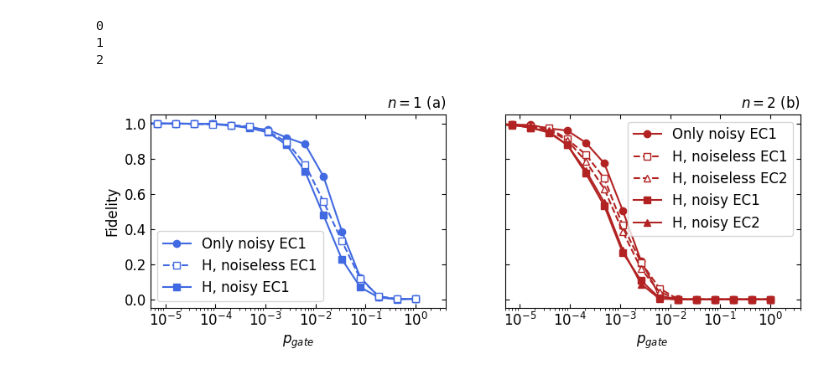
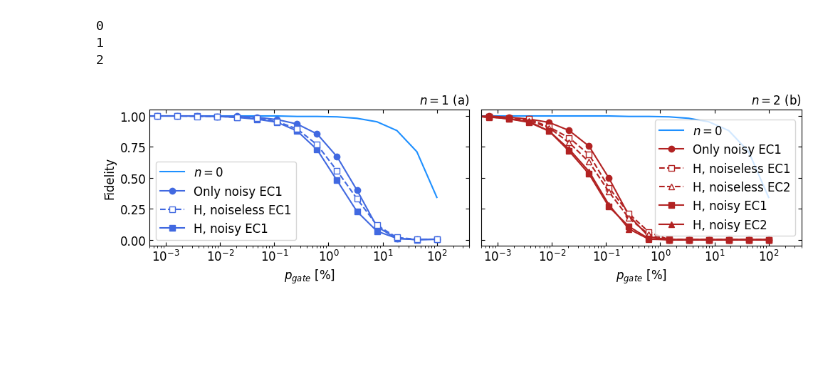
Before and after one commit to aubra25/qc803-project-argb, a Jupyter notebook: experiments.ipynb, the cells around one changed output. Drawn from its saved outputs; the diff is of its cells as text; code cells hidden in the pictures; blank space fills up the shorter version.

```diff
--- a/experiments.ipynb
+++ b/experiments.ipynb
@@ -586,9 +584,12 @@ for n in [0,1,2]:
     classical_register = ClassicalRegister(2000)
     sc.add_register(classical_register)
 
-    #Get stabilizer for logical |0> state.
+    #Get stabilizer for logical |+> state.
+    h_qc = QuantumCircuit(9**n + 1)
+    h_qc.h(0)
     encoder = ConcatenatedShorQubit(n).encoder()
     encoder.add_register(QuantumRegister(1)) #Add ancilla
+    encoder.compose(h_qc, front=True, inplace=True)
     input_stabilizer = get_stabilizer(encoder)
 
     sc.set_stabilizer(input_stabilizer)
@@ -603,11 +604,15 @@ Simulation 19 of 20 done.
 # %%
 post_processed_only_error_correct = dict()
 for key, value in results_only_error_correct.items():
-    encoder = ConcatenatedShorQubit(int(key[0])).encoder()
-    encoder.add_register(QuantumRegister(1))
-    ket_0_stabilizers = get_stabilizer(encoder)
+    n = int(key[0])
+    h_qc = QuantumCircuit(9**n + 1)
+    h_qc.h(0)
+    encoder = ConcatenatedShorQubit(n).encoder()
+    encoder.add_register(QuantumRegister(1)) #Add ancilla
+    encoder.compose(h_qc, front=True, inplace=True)
+    ket_plus_stabilizer = get_stabilizer(encoder)
     print(key)
-    fidelities = [sum([s.equiv(ket_0_stabilizers) for s in res.data()['s']])/shots for res in value]
+    fidelities = [sum([s.equiv(ket_plus_stabilizer) for s in res.data()['s']])/shots for res in value]
     post_processed_only_error_correct[key] = fidelities
 
 with open('data/only_error_correct.pkl', 'wb') as file:
@@ -619,38 +624,41 @@ with open('data/only_error_correct.pkl', 'wb') as file:
 # %%
 with open('data/hadamard.pkl', 'rb') as file:
     post_processed_gates = pickle.load(file)
 
 with open('data/only_error_correct.pkl', 'rb') as file:
     post_processed_only_error_correct = pickle.load(file)
 
 
 fig, axs = plt.subplots(1, 2, figsize=(10,3), sharey=True)
 ps = np.logspace(-7,0,20)
 
 ax1, ax2 = axs
-ax1.plot(ps, post_processed_only_error_correct['1'], color='royalblue', marker='o', linestyle='-', label='Only noisy EC1')
-ax1.plot(ps, post_processed_gates['1,True,noiseless_error_correct'], color='royalblue', marker='s', markerfacecolor='w', linestyle='--', label='H, noiseless EC1')
-ax1.plot(ps, post_processed_gates['1,True,noisy_error_correct'], color='royalblue', marker='s',linestyle='-',zorder=-5000, label='H, noisy EC1')
+ax1.plot(ps*100, post_processed_gates['0,True,noisy_error_correct'], color='dodgerblue', linestyle='-', label='$n=0$')
+ax1.plot(ps*100, post_processed_only_error_correct['1'], color='royalblue', marker='o', linestyle='-', label='Only noisy EC1')
+ax1.plot(ps*100, post_processed_gates['1,True,noiseless_error_correct'], color='royalblue', marker='s', markerfacecolor='w', linestyle='--', label='H, noiseless EC1')
+ax1.plot(ps*100, post_processed_gates['1,True,noisy_error_correct'], color='royalblue', marker='s',linestyle='-',zorder=-5000, label='H, noisy EC1')
 
-ax2.plot(ps, post_processed_only_error_correct['2'], color='firebrick', marker='o', label='Only noisy EC1')
-ax2.plot(ps, post_processed_gates['2,True,noiseless_error_correct'], color='firebrick',marker='s', linestyle='--', markerfacecolor='w', label='H, noiseless EC1')
-ax2.plot(ps, post_processed_gates['2,False,noiseless_error_correct'], color='firebrick', marker='^', linestyle='--', markerfacecolor='w', label='H, noiseless EC2')
-ax2.plot(ps, post_processed_gates['2,True,noisy_error_correct'], color='firebrick', marker='s', linestyle='-', label='H, noisy EC1')
-ax2.plot(ps, post_processed_gates['2,False,noisy_error_correct'], color='firebrick', marker='^', linestyle='-', label='H, noisy EC2')
+ax2.plot(ps*100, post_processed_gates['0,True,noisy_error_correct'], color='dodgerblue', linestyle='-', label='$n=0$')
+ax2.plot(ps*100, post_processed_only_error_correct['2'], color='firebrick', marker='o', label='Only noisy EC1')
+ax2.plot(ps*100, post_processed_gates['2,True,noiseless_error_correct'], color='firebrick',marker='s', linestyle='--', markerfacecolor='w', label='H, noiseless EC1')
+ax2.plot(ps*100, post_processed_gates['2,False,noiseless_error_correct'], color='firebrick', marker='^', linestyle='--', markerfacecolor='w', label='H, noiseless EC2')
+ax2.plot(ps*100, post_processed_gates['2,True,noisy_error_correct'], color='firebrick', marker='s', linestyle='-', label='H, noisy EC1')
+ax2.plot(ps*100, post_processed_gates['2,False,noisy_error_correct'], color='firebrick', marker='^', linestyle='-', label='H, noisy EC2')
 
 #Style
 for ax in axs:
     ax.set_xscale('log')
     ax.tick_params(direction='in', left=True, right=True, top=True, bottom=True, labelsize=12)
-    ax.set_xlabel('$p_{gate}$', size=12)
+    ax.set_xlabel('$p_{gate}$ [%]', size=12)
     ax.legend(fontsize=12)
 
 ax1.set_title('$n=1$ (a)', loc='right', size=12)
 ax2.set_title('$n=2$ (b)', loc='right', size=12)
 ax1.set_ylabel('Fidelity', size=12)
-ax1.set_xlim(5e-6,4e0)
-ax2.set_xlim(5e-6,4e0)
+ax1.set_xlim(5e-4,4e2)
+ax2.set_xlim(5e-4,4e2)
 
+fig.tight_layout()
 fig.savefig('figures/hadamard_qc.pdf')
 # %% [output]
-[figure, old version]
+[figure, new version]
```
Also changed, not shown: parts of 4 cells of this notebook, 8 other files.
